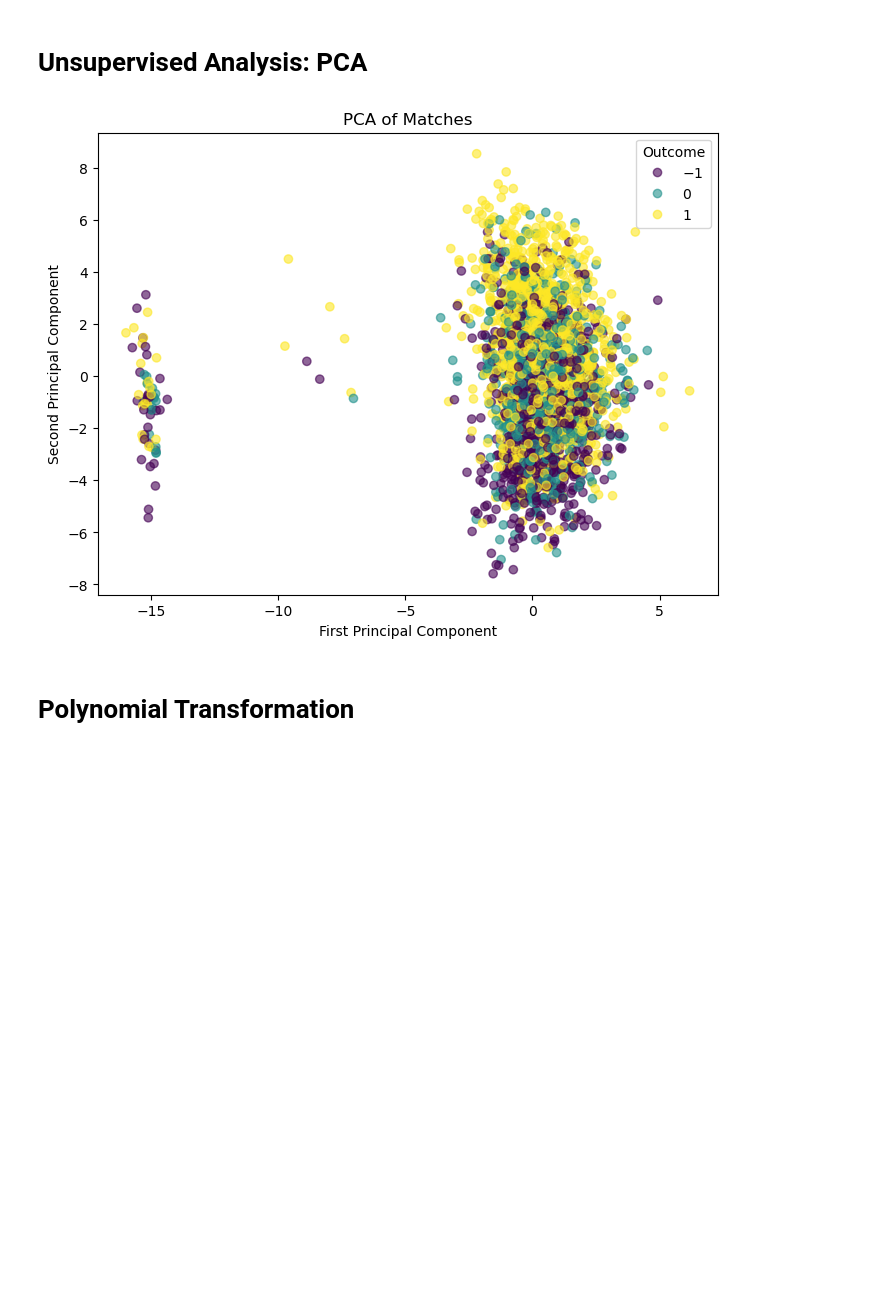
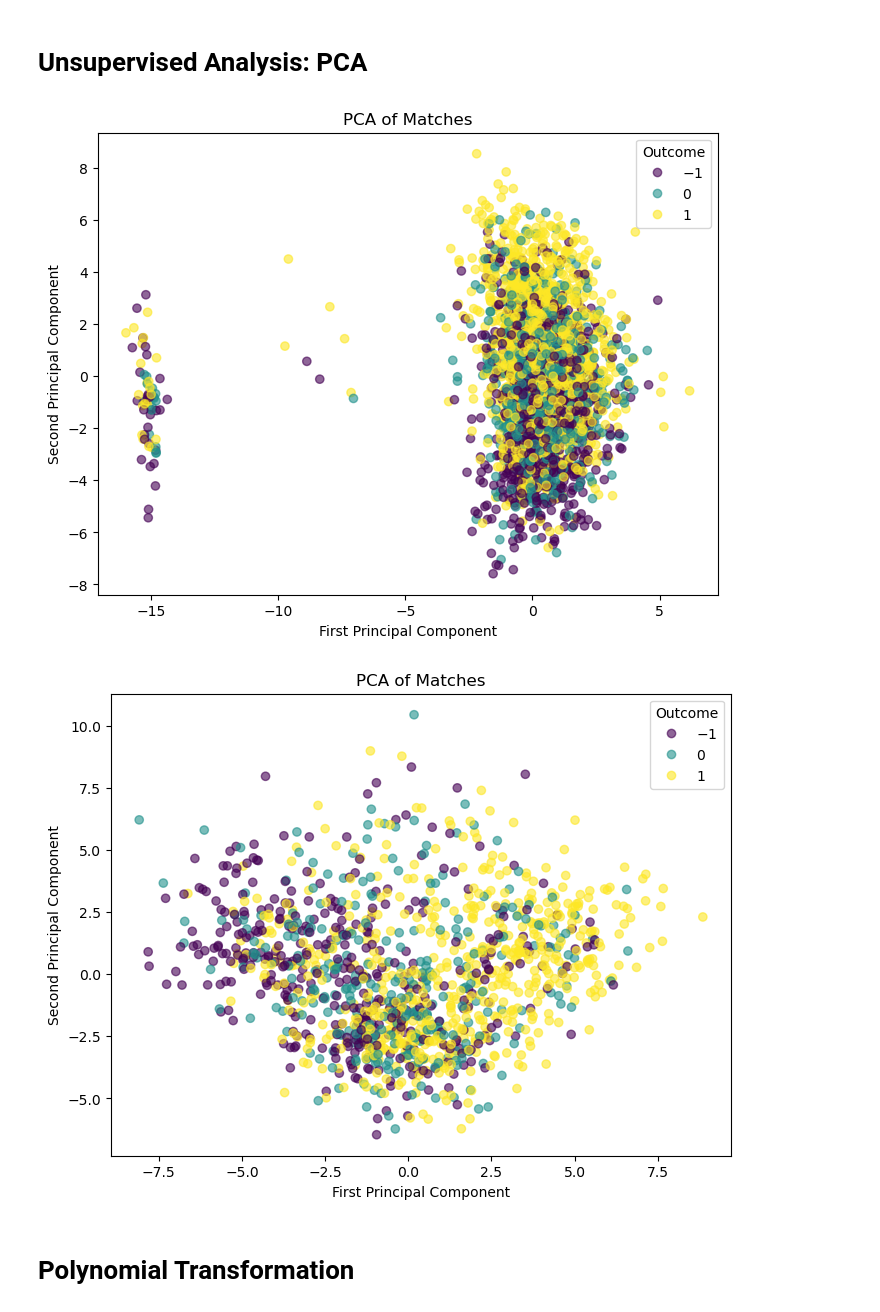
Before and after one commit to edricklinardi/Football-Match-Prediction, a Jupyter notebook: Project.ipynb, the cells around one changed output. Drawn from its saved outputs; the diff is of its cells as text; code cells hidden in the pictures; blank space fills up the shorter version.

```diff
--- a/Project.ipynb
+++ b/Project.ipynb
@@ -428,17 +436,30 @@ X_test_scaled = scaler.transform(X_test)
 # %%
 pca = PCA(n_components=2)
 X_train_pca = pca.fit_transform(X_train_scaled)
 X_test_pca = pca.transform(X_test_scaled)
 
 plt.figure(figsize=(8,6))
 scatter = plt.scatter(X_train_pca[:,0], X_train_pca[:,1], c=y_train, cmap='viridis', alpha=0.6)
 plt.title('PCA of Matches')
 plt.xlabel('First Principal Component')
 plt.ylabel('Second Principal Component')
 plt.legend(*scatter.legend_elements(), title="Outcome")
 plt.show()
+
+pca20 = PCA(n_components=2)
+X_train_pca20 = pca20.fit_transform(X_train_scaled20)
+X_test_pca20 = pca20.transform(X_test_scaled20)
+
+plt.figure(figsize=(8,6))
+scatter = plt.scatter(X_train_pca20[:,0], X_train_pca20[:,1], c=y_train20, cmap='viridis', alpha=0.6)
+plt.title('PCA of Matches')
+plt.xlabel('First Principal Component')
+plt.ylabel('Second Principal Component')
+plt.legend(*scatter.legend_elements(), title="Outcome")
+plt.show()
 # %% [output]
 [figure]
+[figure, added]
 # %% [markdown]
 # Polynomial Transformation
 # %%
```
Also changed, not shown: parts of 5 cells of this notebook.
